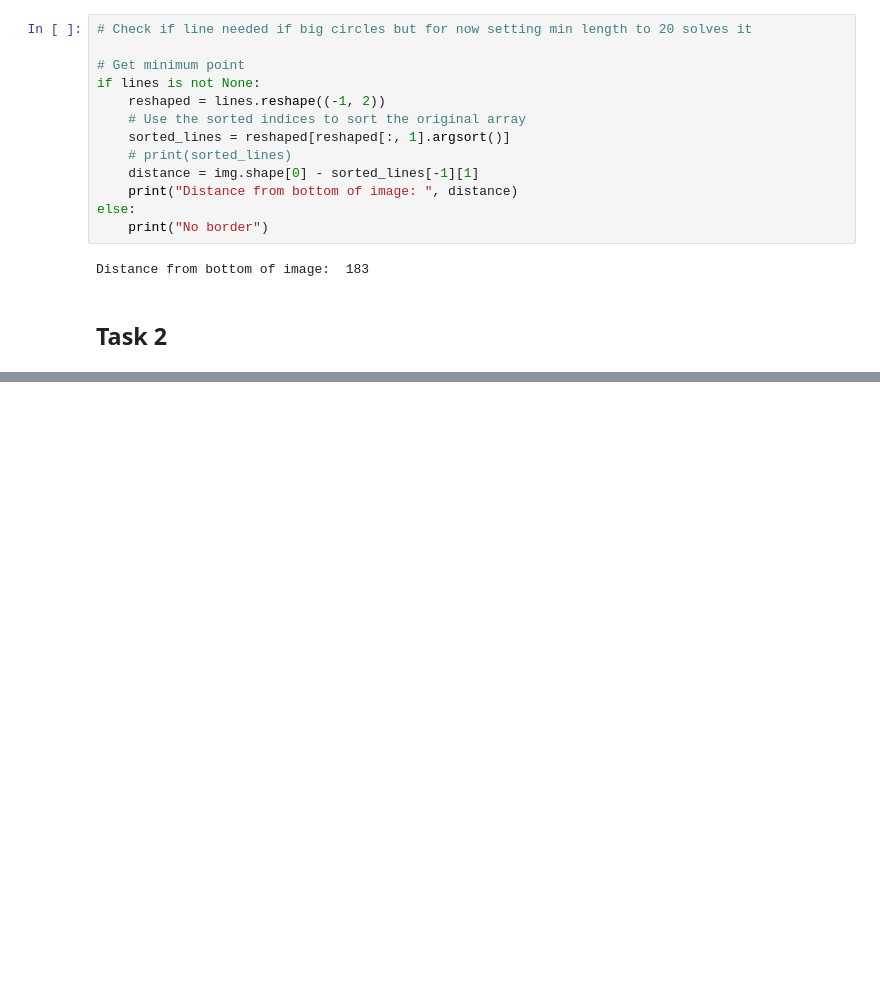
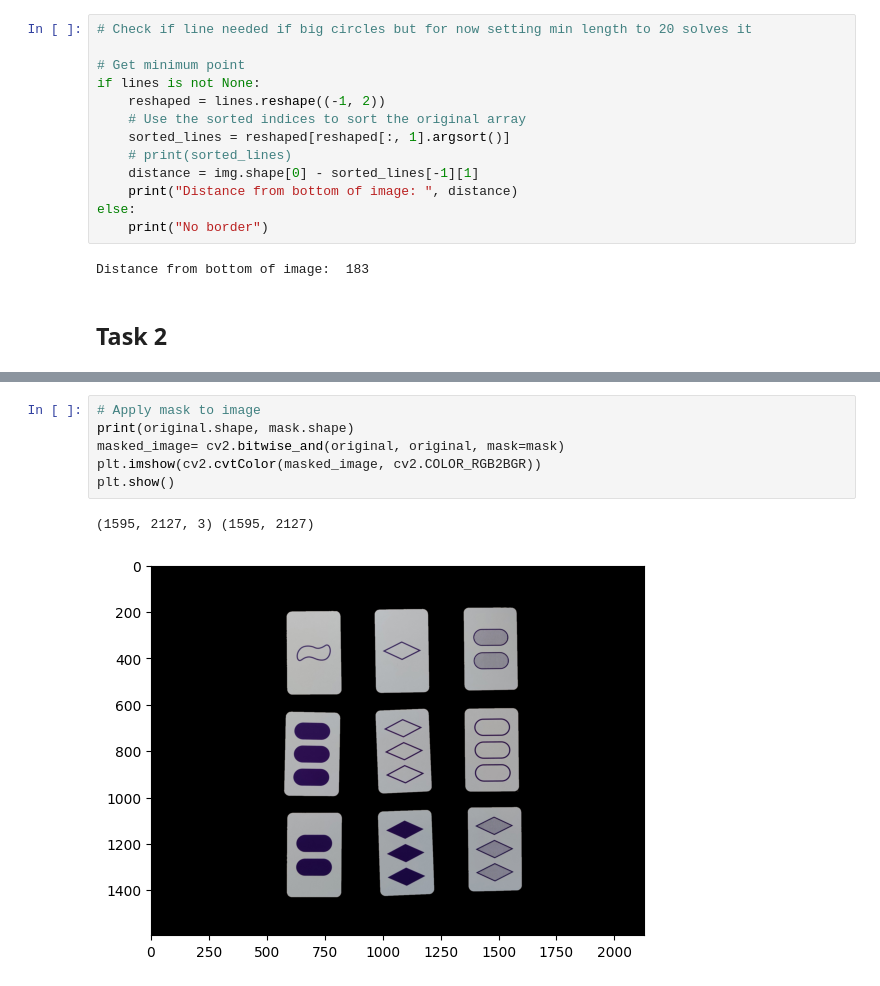
Before and after one commit to Croissant4495/image_task_3, a Jupyter notebook: Tasks_3.ipynb, the cells around one changed output, grey strips where cells are left out. Cells and saved outputs as stored; diff of their text form; blank space fills up the shorter version.

```diff
--- a/Tasks_3.ipynb
+++ b/Tasks_3.ipynb
@@ -160,0 +177,9 @@ plt.show()
+# %%
+# Apply mask to image
+print(original.shape, mask.shape)
+masked_image= cv2.bitwise_and(original, original, mask=mask)
+plt.imshow(cv2.cvtColor(masked_image, cv2.COLOR_RGB2BGR))
+plt.show()
+# %% [output]
+(1595, 2127, 3) (1595, 2127)
+[figure, added]
```
Also changed, not shown: parts of 2 cells of this notebook.
